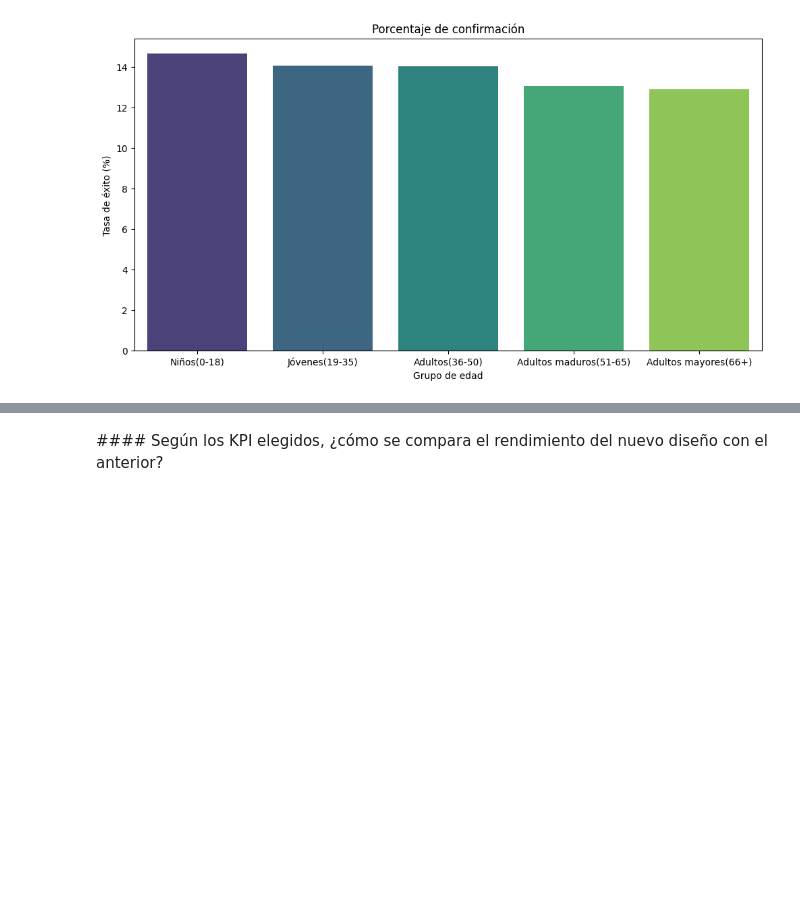
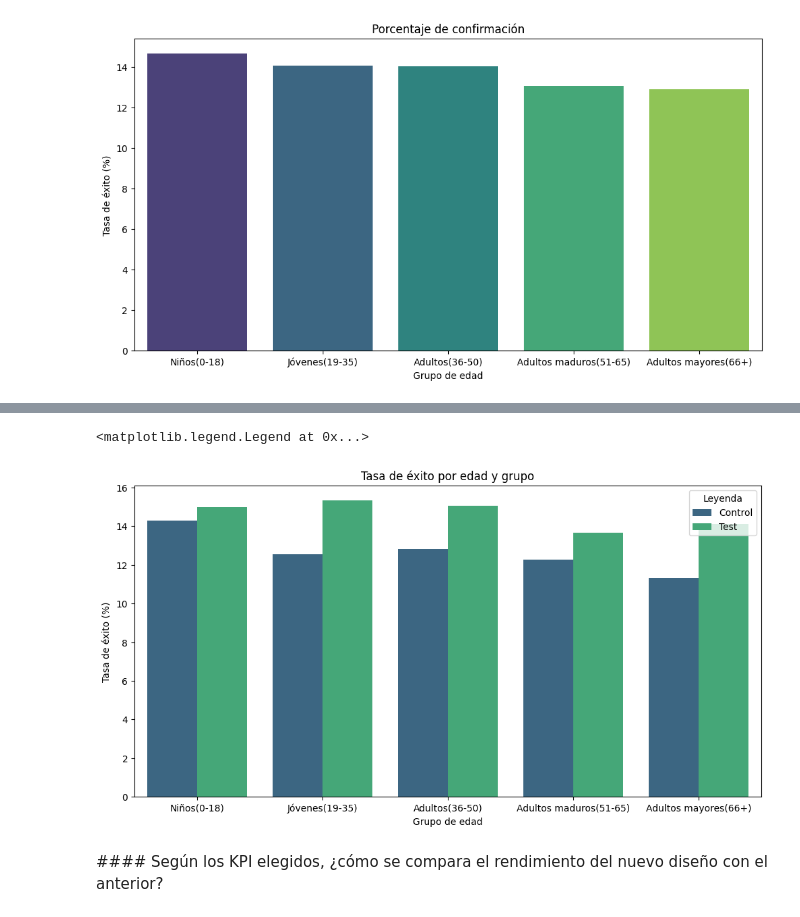
Before and after one commit to carmamenriosrodriguez/proyecto-5-, a Jupyter notebook: Proyecto.ipynb, the cells around one changed output, grey strips where cells are left out. Drawn from its saved outputs; the diff is of its cells as text; code cells hidden in the pictures; blank space fills up the shorter version.

```diff
--- a/Proyecto.ipynb
+++ b/Proyecto.ipynb
@@ -1307,0 +1316,9 @@ Passing `palette` without assigning `hue` is deprecated and will be removed in v
+# %%
+tasa_grupo_edad = df_final_edad.groupby(['grupo_edad', 'tipo'])['confirmacion'].mean().reset_index()
+# %%
+## Obtengo porcentaje
+tasa_grupo_edad['confirmacion'] *= 100
+# %%
+# Renombramos en la tabla
+tasa_grupo_edad.columns = ['Grupo de Edad', 'Segmento', 'Tasa de Éxito (%)']
+tasa_grupo_edad
@@ -1308,2 +1337,12 @@ Passing `palette` without assigning `hue` is deprecated and will be removed in v
+# %%
+plt.figure(figsize=(12, 6))
+sns.barplot(data=tasa_grupo_edad, x='Grupo de Edad', y='Tasa de Éxito (%)', hue='Segmento', palette='viridis')
+plt.title('Tasa de éxito por edad y grupo')
+plt.ylabel('Tasa de éxito (%)')
+plt.xlabel('Grupo de edad')
+plt.legend(title='Leyenda')
+# %% [output]
+<matplotlib.legend.Legend at 0x...>
+[figure, added]
 # %% [markdown]
 #### Según los KPI elegidos, ¿cómo se compara el rendimiento del nuevo diseño con el anterior?
```
Also changed, not shown: parts of 16 cells of this notebook.
